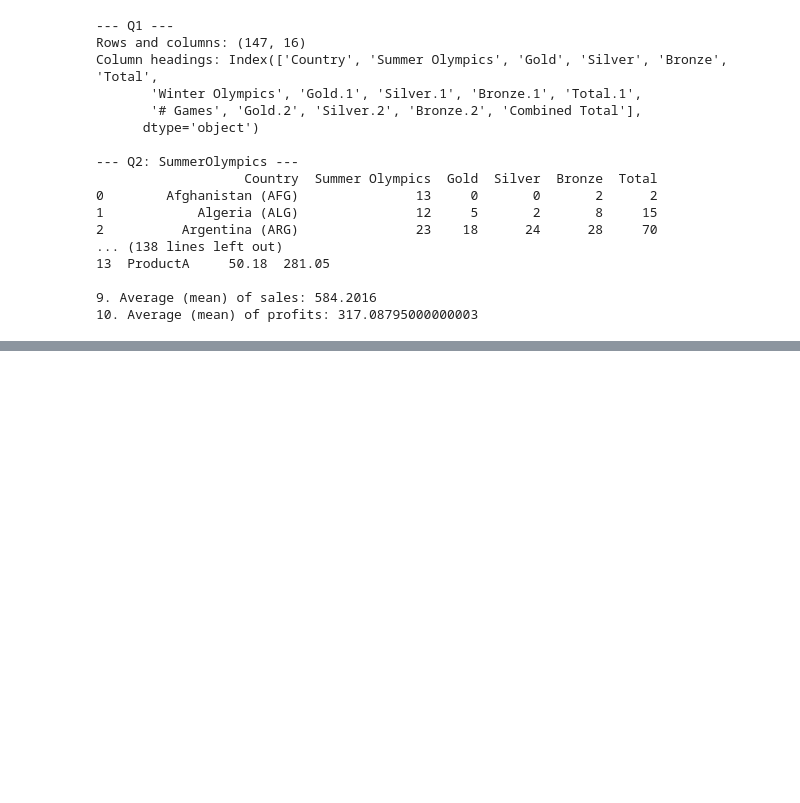
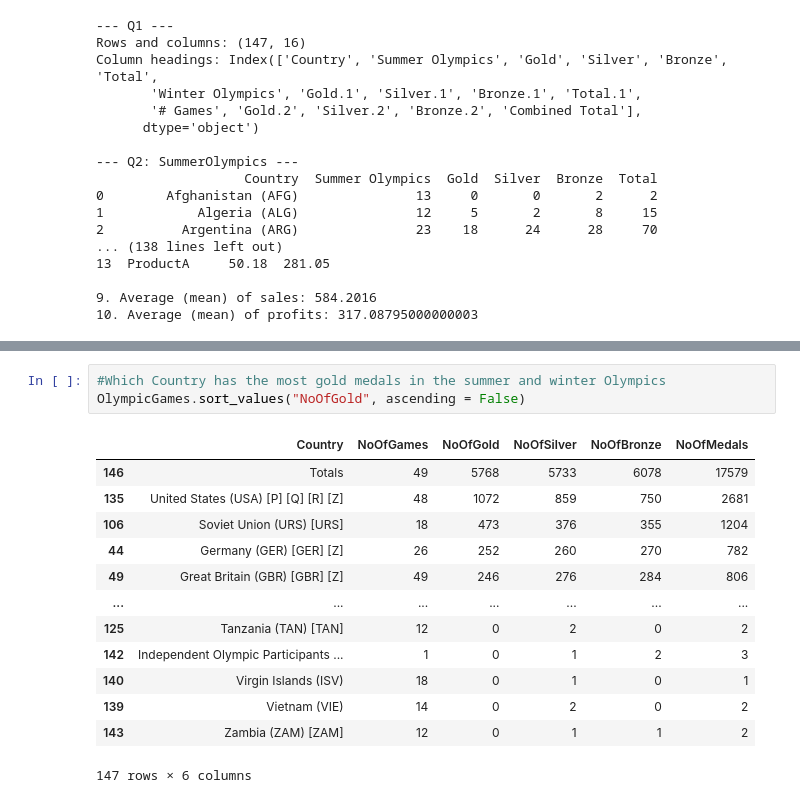
Before and after one commit to wieslawa-nowak-gis/ATU-Donegal-Python, a Jupyter notebook: WieslawaN.ipynb, the cells around one changed output, grey strips where cells are left out. Drawn from its saved outputs; the diff is of its cells as text; blank space fills up the shorter version.

```diff
--- a/WieslawaN.ipynb
+++ b/WieslawaN.ipynb
@@ -3447,0 +3427,17 @@ Index(['Country', 'Summer Olympics', 'Gold', 'Silver', 'Bronze', 'Total',
+# %%
+#Which Country has the most gold medals in the summer and winter Olympics
+OlympicGames.sort_values("NoOfGold", ascending = False)
+# %% [output]
+|  | Country | NoOfGames | NoOfGold | NoOfSilver | NoOfBronze | NoOfMedals |
+| 146 | Totals | 49 | 5768 | 5733 | 6078 | 17579 |
+| 135 | United States (USA) [P] [Q] [R] [Z] | 48 | 1072 | 859 | 750 | 2681 |
+| 106 | Soviet Union (URS) [URS] | 18 | 473 | 376 | 355 | 1204 |
+| 44 | Germany (GER) [GER] [Z] | 26 | 252 | 260 | 270 | 782 |
+| 49 | Great Britain (GBR) [GBR] [Z] | 49 | 246 | 276 | 284 | 806 |
+| ... | ... | ... | ... | ... | ... | ... |
+| 125 | Tanzania (TAN) [TAN] | 12 | 0 | 2 | 0 | 2 |
+| 142 | Independent Olympic Participants ... | 1 | 0 | 1 | 2 | 3 |
+| 140 | Virgin Islands (ISV) | 18 | 0 | 1 | 0 | 1 |
+| 139 | Vietnam (VIE) | 14 | 0 | 2 | 0 | 2 |
+| 143 | Zambia (ZAM) [ZAM] | 12 | 0 | 1 | 1 | 2 |
+147 rows × 6 columns
```
Also changed, not shown: parts of 17 cells of this notebook.
